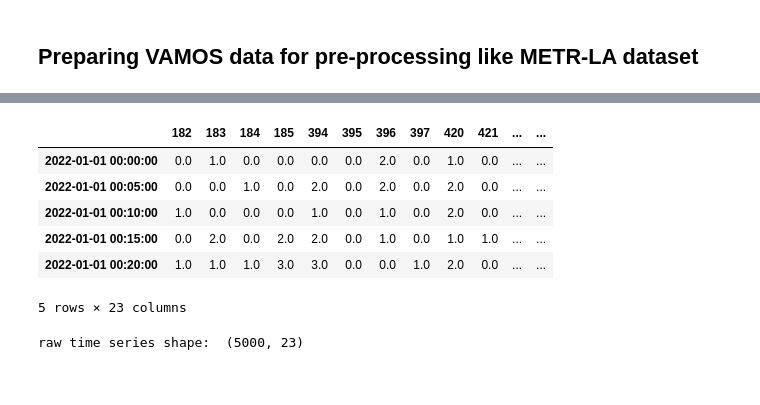
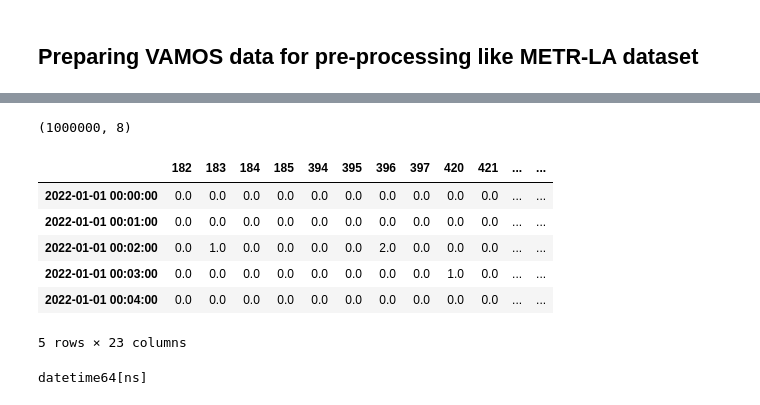
Before and after one commit to malay-gaherwar/traffic_prediction, a Jupyter notebook: Visualization.ipynb, the cells around one changed output, grey strips where cells are left out. Saved outputs shown, nothing was run; the diff lists cells and outputs as text; code cells hidden in the pictures.

```diff
--- a/Visualization.ipynb
+++ b/Visualization.ipynb
@@ -925,13 +916,0 @@ df_resampled = df_resampled.head(5000)
-# %%
-
-display(df_resampled.head())
-print("raw time series shape: " , df_resampled.shape)
-# %% [output]
-|  | 182 | 183 | 184 | 185 | 394 | 395 | 396 | 397 | 420 | 421 | ... | ... |
-| 2022-01-01 00:00:00 | 0.0 | 1.0 | 0.0 | 0.0 | 0.0 | 0.0 | 2.0 | 0.0 | 1.0 | 0.0 | ... | ... |
-| 2022-01-01 00:05:00 | 0.0 | 0.0 | 1.0 | 0.0 | 2.0 | 0.0 | 2.0 | 0.0 | 2.0 | 0.0 | ... | ... |
-| 2022-01-01 00:10:00 | 1.0 | 0.0 | 0.0 | 0.0 | 1.0 | 0.0 | 1.0 | 0.0 | 2.0 | 0.0 | ... | ... |
-| 2022-01-01 00:15:00 | 0.0 | 2.0 | 0.0 | 2.0 | 2.0 | 0.0 | 1.0 | 0.0 | 1.0 | 1.0 | ... | ... |
-| 2022-01-01 00:20:00 | 1.0 | 1.0 | 1.0 | 3.0 | 3.0 | 0.0 | 0.0 | 1.0 | 2.0 | 0.0 | ... | ... |
-5 rows × 23 columns
-raw time series shape:  (5000, 23)
@@ -939,0 +919,11 @@ raw time series shape:  (5000, 23)
+# %%
+import pandas as pd
+
+# Load the dataset
+file_path = 'sample_vamos_data_2022_23.csv'
+df = pd.read_csv(file_path)
+df=df[:1000000]
+
+print(df.shape)
+# %% [output]
+(1000000, 8)
@@ -939,0 +932,21 @@ raw time series shape:  (5000, 23)
+# %%
+df=pd.read_csv("sample.csv")
+# %%
+df = df.set_index('Datetime')
+df.index = pd.to_datetime(df.index)
+df.index.name = None  # Rename index name to None
+display(df.head())
+# %% [output]
+|  | 182 | 183 | 184 | 185 | 394 | 395 | 396 | 397 | 420 | 421 | ... | ... |
+| 2022-01-01 00:00:00 | 0.0 | 0.0 | 0.0 | 0.0 | 0.0 | 0.0 | 0.0 | 0.0 | 0.0 | 0.0 | ... | ... |
+| 2022-01-01 00:01:00 | 0.0 | 0.0 | 0.0 | 0.0 | 0.0 | 0.0 | 0.0 | 0.0 | 0.0 | 0.0 | ... | ... |
+| 2022-01-01 00:02:00 | 0.0 | 1.0 | 0.0 | 0.0 | 0.0 | 0.0 | 2.0 | 0.0 | 0.0 | 0.0 | ... | ... |
+| 2022-01-01 00:03:00 | 0.0 | 0.0 | 0.0 | 0.0 | 0.0 | 0.0 | 0.0 | 0.0 | 1.0 | 0.0 | ... | ... |
+| 2022-01-01 00:04:00 | 0.0 | 0.0 | 0.0 | 0.0 | 0.0 | 0.0 | 0.0 | 0.0 | 0.0 | 0.0 | ... | ... |
+5 rows × 23 columns
+# %%
+index_type = df.index.dtype
+
+print(index_type)
+# %% [output]
+datetime64[ns]
```
Also changed, not shown: parts of 10 cells of this notebook.
